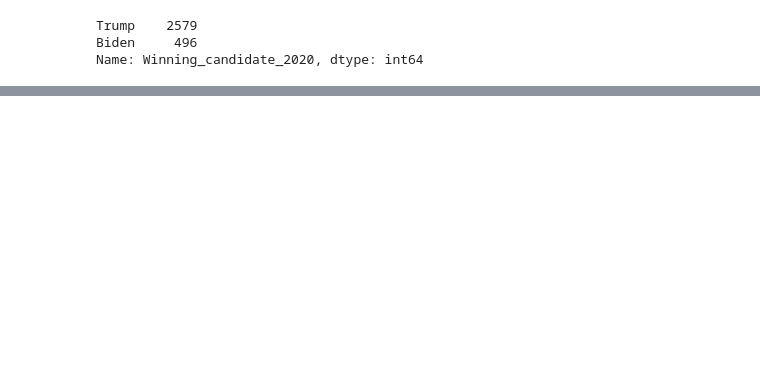
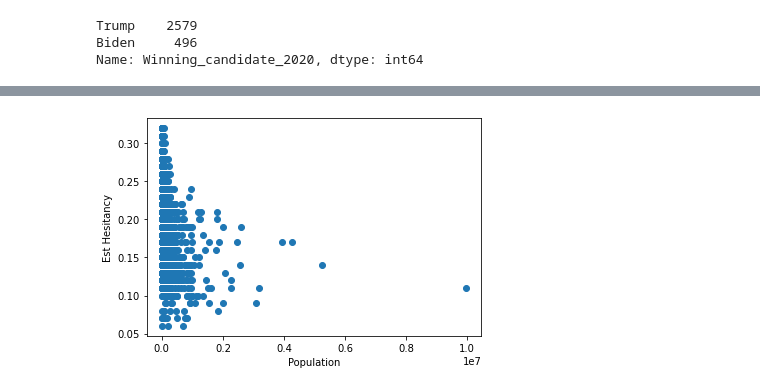
Before and after one commit to jbalooshie/covid-19-vaccine-hesitancy, a Jupyter notebook: Exploratory_Analysis_and_Data_Preparation.ipynb, the cells around one changed output, grey strips where cells are left out. Cells and saved outputs as stored; diff of their text form; code cells hidden in the pictures; blank space fills up the shorter version.

```diff
--- a/Exploratory_Analysis_and_Data_Preparation.ipynb
+++ b/Exploratory_Analysis_and_Data_Preparation.ipynb
@@ -261,0 +275,7 @@ plt.show()
+# %%
+plt.scatter(complete_county_df.population, complete_county_df.est_hesitant)
+plt.xlabel('Population')
+plt.ylabel('Est Hesitancy')
+plt.show()
+# %% [output]
+[figure, added]
```
Also changed, not shown: parts of 11 cells of this notebook, 1 other file.
